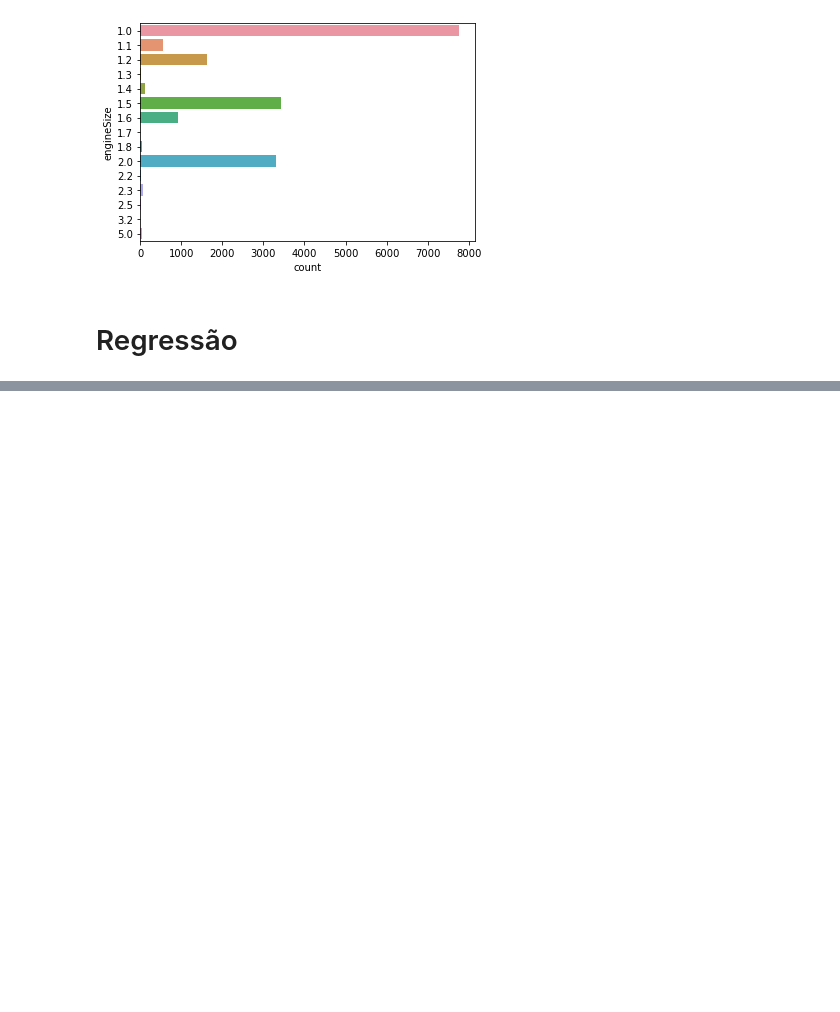
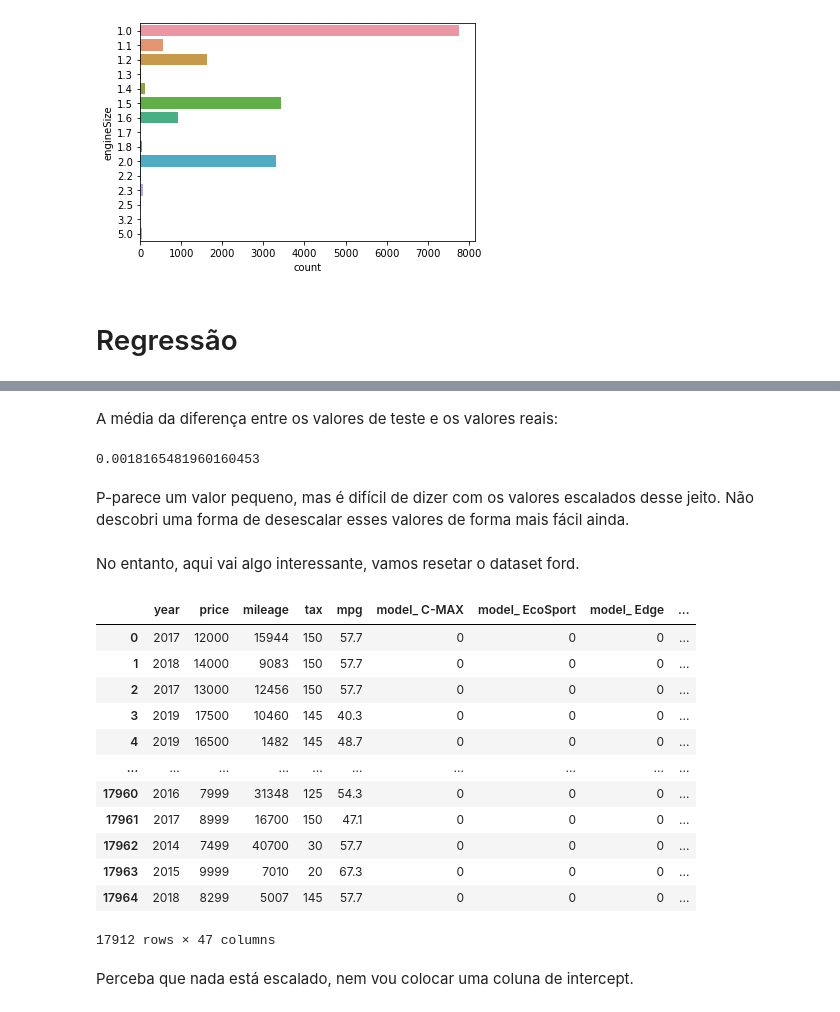
Before and after one commit to pedro-sgr/mep-projeto, a Jupyter notebook: mep.ipynb, the cells around one changed output, grey strips where cells are left out. Saved outputs shown, nothing was run; the diff lists cells and outputs as text; code cells hidden in the pictures; blank space fills up the shorter version.

```diff
--- a/mep.ipynb
+++ b/mep.ipynb
@@ -680,0 +795,31 @@ ford_x_train, ford_x_test, ford_y_train, ford_y_test = train_test_split(ford_x,
+# %% [markdown]
+A média da diferença entre os valores de teste e os valores reais:
+# %%
+np.mean(valores_previstos-ford_y_test)
+# %% [output]
+0.0018165481960160453
+# %% [markdown]
+P-parece um valor pequeno, mas é difícil de dizer com os valores escalados desse jeito.
+Não descobri uma forma de desescalar esses valores de forma mais fácil ainda.
+# %% [markdown]
+No entanto, aqui vai algo interessante, vamos resetar o dataset ford.
+# %%
+ford = ford_checkpoint
+# %%
+ford
+# %% [output]
+|  | year | price | mileage | tax | mpg | model_ C-MAX | model_ EcoSport | model_ Edge | ... |
+| 0 | 2017 | 12000 | 15944 | 150 | 57.7 | 0 | 0 | 0 | ... |
+| 1 | 2018 | 14000 | 9083 | 150 | 57.7 | 0 | 0 | 0 | ... |
+| 2 | 2017 | 13000 | 12456 | 150 | 57.7 | 0 | 0 | 0 | ... |
+| 3 | 2019 | 17500 | 10460 | 145 | 40.3 | 0 | 0 | 0 | ... |
+| 4 | 2019 | 16500 | 1482 | 145 | 48.7 | 0 | 0 | 0 | ... |
+| ... | ... | ... | ... | ... | ... | ... | ... | ... | ... |
+| 17960 | 2016 | 7999 | 31348 | 125 | 54.3 | 0 | 0 | 0 | ... |
+| 17961 | 2017 | 8999 | 16700 | 150 | 47.1 | 0 | 0 | 0 | ... |
+| 17962 | 2014 | 7499 | 40700 | 30 | 57.7 | 0 | 0 | 0 | ... |
+| 17963 | 2015 | 9999 | 7010 | 20 | 67.3 | 0 | 0 | 0 | ... |
+| 17964 | 2018 | 8299 | 5007 | 145 | 57.7 | 0 | 0 | 0 | ... |
+17912 rows × 47 columns
+# %% [markdown]
+Perceba que nada está escalado, nem vou colocar uma coluna de intercept.
```
Also changed, not shown: parts of 62 cells of this notebook.
